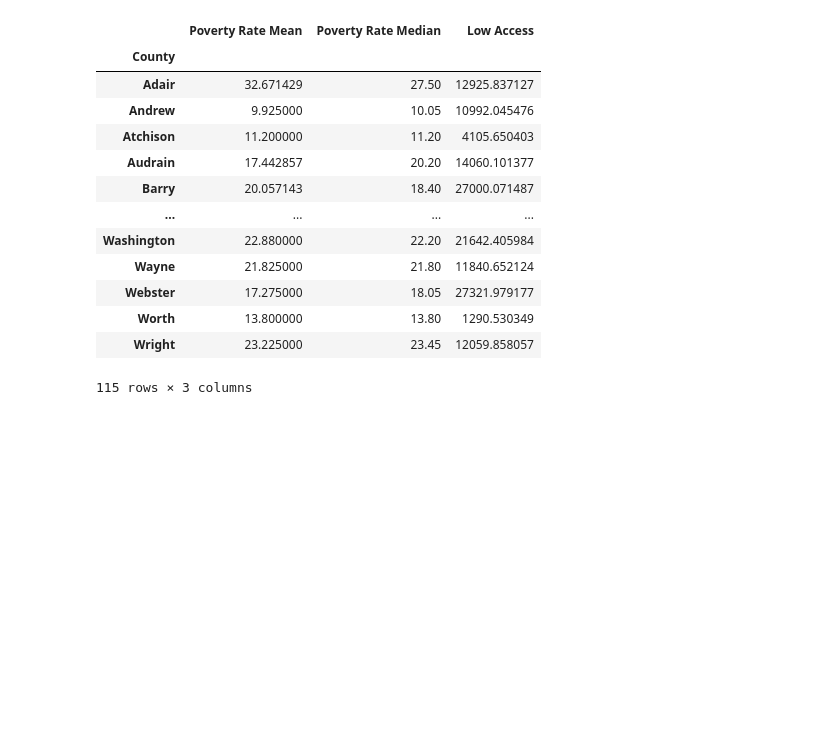
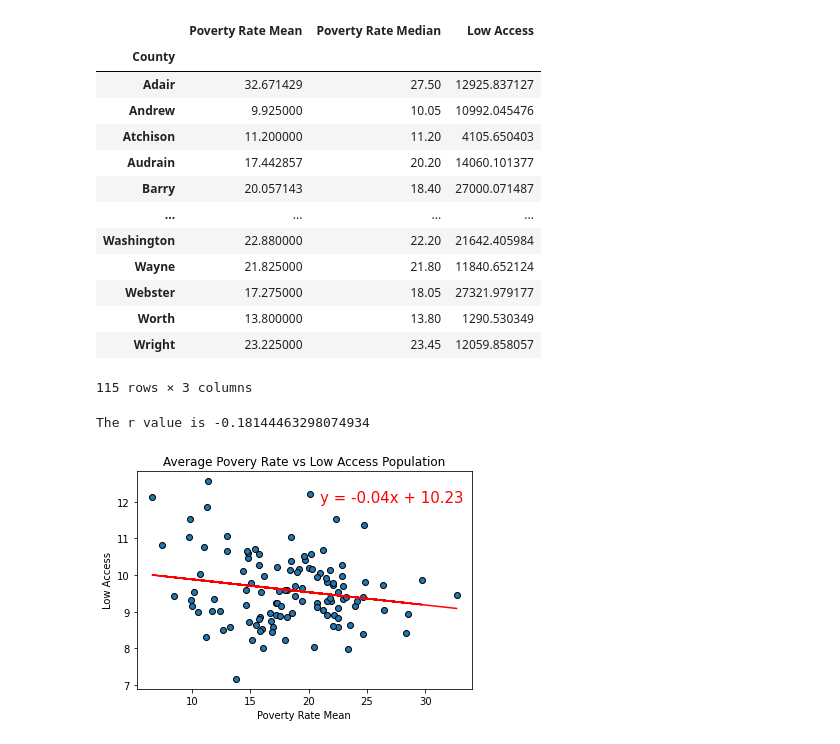
Before and after one commit to marybellavia/project-one, a Jupyter notebook: FoodDesertQuestionOne.ipynb, the cells around one changed output. Saved outputs shown, nothing was run; the diff lists cells and outputs as text; code cells hidden in the pictures; blank space fills up the shorter version.

```diff
--- a/FoodDesertQuestionOne.ipynb
+++ b/FoodDesertQuestionOne.ipynb
@@ -93,4 +102,28 @@ poverty_info
 | Worth | 13.800000 | 13.80 | 1290.530349 |
 | Wright | 23.225000 | 23.45 | 12059.858057 |
 115 rows × 3 columns
+# %%
+#set x and y values
+x_values=poverty_info["Poverty Rate Mean"]
+#because the data numbers are large values for y_values, use log base 10 to shrink values that are more comparable to x_values
+y_values=np.log(poverty_info["Low Access"])
+#create linear regression values and plot the scatter plot
+(slope, intercept, rvalue, pvalue, stderr) = linregress(x_values, y_values)
+regress_values = x_values * slope + intercept
+line_eq = "y = " + str(round(slope,2)) + "x + " + str(round(intercept,2))
+plt.scatter(x_values,y_values, marker ="o", edgecolor='black')
+plt.plot(x_values,regress_values,"r-")
+plt.annotate(line_eq,(21,12),fontsize=15,color="red")
+plt.title("Average Povery Rate vs Low Access Population")
+plt.xlabel("Poverty Rate Mean")
+plt.ylabel("Low Access")
+#see if the r value shows any correlation in the data plotted.
+print(f'The r value is {rvalue}')
+#save and display figure
+plt.savefig("output_data/PovertyRateMean.png")
+
+plt.show()
+# %% [output]
+The r value is -0.18144463298074934
+[figure, added]
 # %%
```
Also changed, not shown: parts of 10 cells of this notebook, 4 other files.
